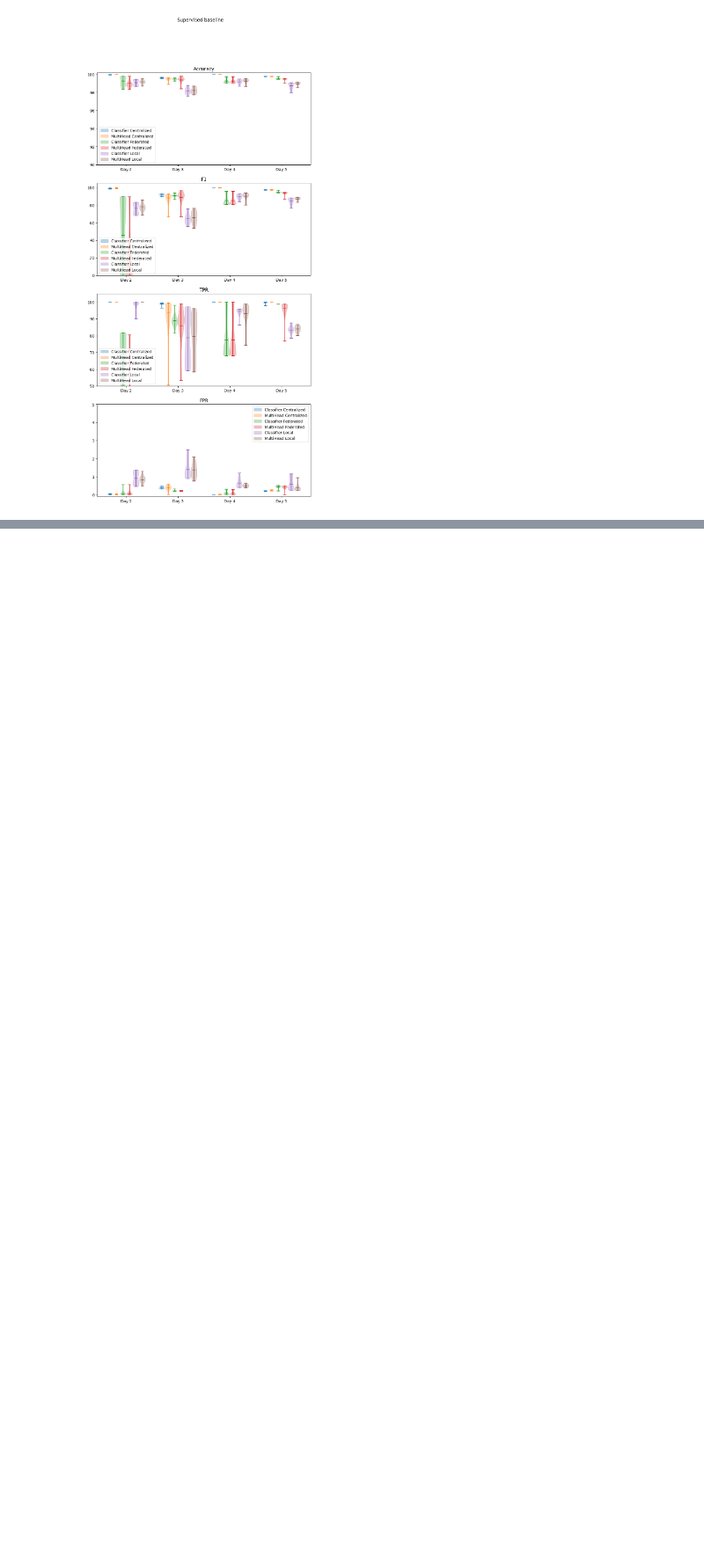
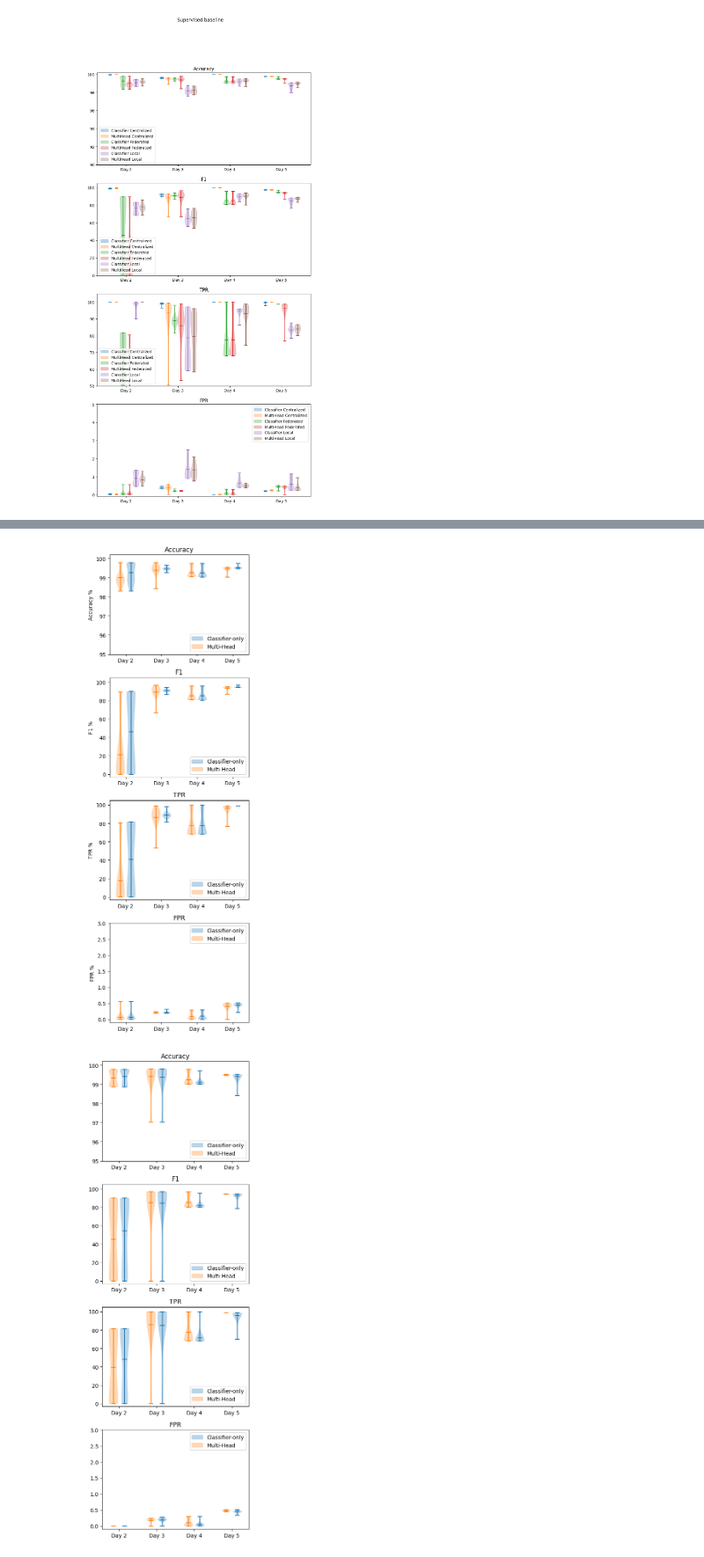
Before and after one commit to stratosphereips/feel_project, a Jupyter notebook: analysis/experiment_results.ipynb, the cells around one changed output, grey strips where cells are left out. Shown at 88% size. Saved outputs shown, nothing was run; the diff lists cells and outputs as text; code cells hidden in the pictures; blank space fills up the shorter version.

```diff
--- a/analysis/experiment_results.ipynb
+++ b/analysis/experiment_results.ipynb
@@ -705,0 +942,65 @@ plot_ad(results_ad, "Anomaly Detection", [[100.2, 90], [105, 0], [50, 40], [10,
+# %%
+def _plot_result(s4_cl, s4_mh, s3_s4_cl, s3_s4_mh, ax, ax_2, metric, metric_name):
+    labels = []
+
+    def add_label(violin, label):
+        color = violin["bodies"][0].get_facecolor().flatten()
+        labels.append((mpatches.Patch(color=color), label))
+
+    add_label(ax.violinplot(dataset=[s4_cl.fed_runs[day][metric] * 100 for day in range(4)], showmeans=True,
+                            positions=[2 * i + 0.3  for i in range(4)]), 'Classifier-only')
+    add_label(ax.violinplot(dataset=[s4_mh.fed_runs[day][metric] * 100 for day in range(4)], showmeans=True,
+                            positions=[2 * i - 0.3 for i in range(4)]), 'Multi-Head')
+    ax_2.violinplot(dataset=[s3_s4_cl.fed_runs[day][metric] * 100 for day in range(4)], showmeans=True,
+                            positions=[2 * i + 0.3 for i in range(4)])
+    ax_2.violinplot(dataset=[s3_s4_mh.fed_runs[day][metric] * 100 for day in range(4)], showmeans=True,
+                            positions=[2 * i - 0.3 for i in range(4)])
+    legend_loc = 4 if metric != 'fpr' else 1
+    ax.legend(*zip(*labels), loc=legend_loc)
+    ax_2.legend(*zip(*labels), loc=legend_loc)
+    ax.set_xticks([2 * i for i in range(4)], [f'Day {i + 2}' for i in range(4)])
+    ax_2.set_xticks([2 * i for i in range(4)], [f'Day {i + 2}' for i in range(4)])
+    ax.set_title(metric_name)
+    ax_2.set_title(metric_name)
+    ax.set_ylabel(f'{metric_name} %')
+    #ax_2.set_yticks([])
+    #axs.set_xlabel('Testing day')
+
+    return
+
+
+def plot_cl_vs_multihead(s4_cl, s4_mh, s3_s4_cl, s3_s4_mh, title, ylims=ylims):
+    fig, axs = plt.subplots(4, 1, figsize=(4.5, 13))
+    fig_2, axs_2 = plt.subplots(4, 1, figsize=(4.5, 13))
+    fig.set_tight_layout(False)
+    _plot_result(s4_cl, s4_mh, s3_s4_cl, s3_s4_mh, axs[0], axs_2[0], 'acc', 'Accuracy')
+    _plot_result(s4_cl, s4_mh, s3_s4_cl, s3_s4_mh, axs[1], axs_2[1], 'f1', 'F1')
+    _plot_result(s4_cl, s4_mh, s3_s4_cl, s3_s4_mh, axs[2], axs_2[2], 'tpr', 'TPR')
+    _plot_result(s4_cl, s4_mh, s3_s4_cl, s3_s4_mh, axs[3], axs_2[3], 'fpr', 'FPR')
+
+    # new_ylims = []
+    # for ax, (y_max, y_min) in zip(axs, ylims):
+    #     ax_min, ax_max = ax.get_ylim()
+    #     new_ylims.append([max(y_max, ax_max), min(y_min, ax_min)])
+    # ylims = new_ylims
+    for ax, ax_2, (y_max, y_min) in zip(axs, axs_2, ylims):
+        ax.set_ylim((y_min, y_max))
+        ax_2.set_ylim((y_min, y_max))
+
+    fig.tight_layout()
+    fig_2.tight_layout()
+
+    #fig.suptitle(title)
+    fig.savefig('exp_sup_s4.pdf')
+    fig_2.savefig('exp_sup_s3+s4.pdf')
+    plt.show()
+
+plot_cl_vs_multihead(
+    results['experiment_exp_sup_v1_True_v2_True_v4_scenario'],
+    results['experiment_exp_sup_v1_False_v2_True_v4_scenario'],
+    results['experiment_exp_sup_v1_True_v2_False_v4_scenario'],
+    results['experiment_exp_sup_v1_False_v2_False_v4_scenario'],
+    "Federated results on scenario S4", [[100.2, 95], [105, -3], [105, -3], [3, -0.1]])
+# %% [output]
+[figure, added]
+[figure, added]
```
Also changed, not shown: parts of 23 cells of this notebook, 19 other files.
